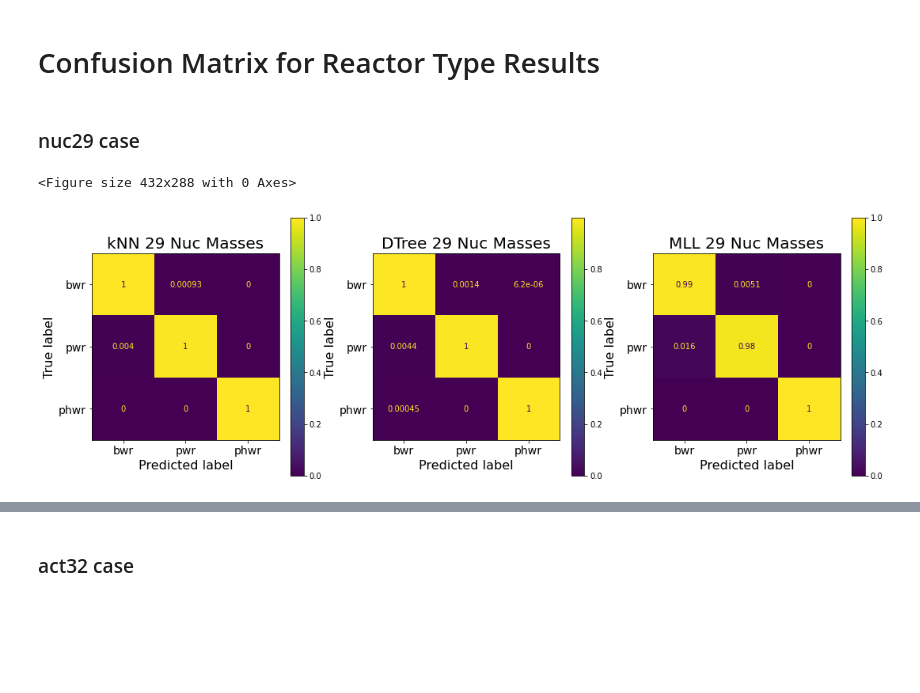
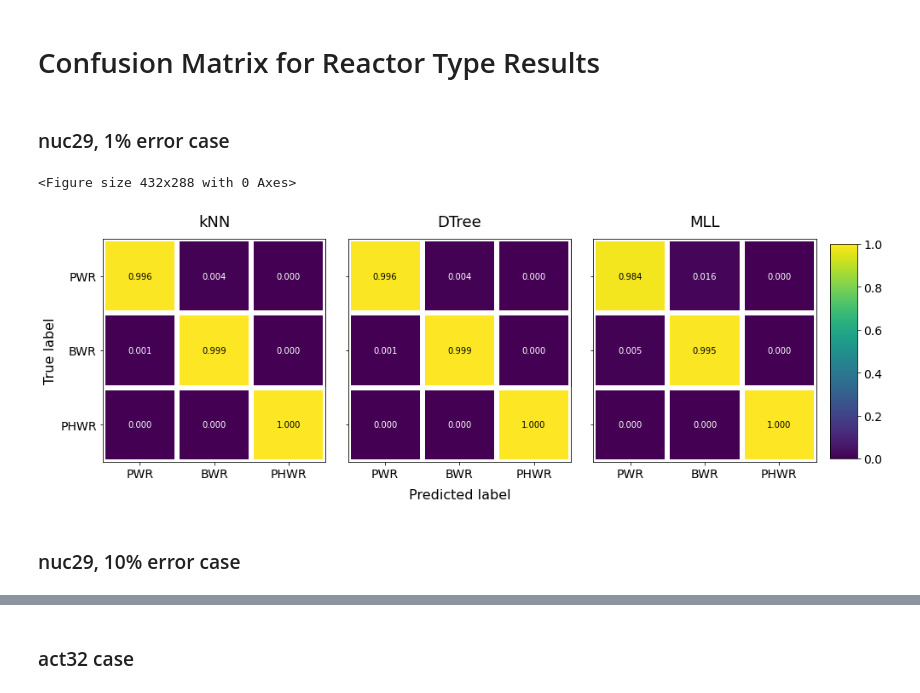
Before and after one commit to opotowsky/process_results, a Jupyter notebook: confusion_matrix.ipynb, the cells around one changed output, grey strips where cells are left out. Drawn from its saved outputs; the diff is of its cells as text; code cells hidden in the pictures; blank space fills up the shorter version.

```diff
--- a/confusion_matrix.ipynb
+++ b/confusion_matrix.ipynb
@@ -15,30 +19,5 @@ learn_nuc = rdrive + 'scikit/nuc_conc/'
 dets = ['nuc29', 'act32', 'act4/9', 'd1_hpge', 'd2_hpge', 'd3_czt', 'd6_sri2', 'd5_labr3', 'd4_nai']
 pred = ['reactor', 'burnup', 'enrichment', 'cooling']
 predmll = ['ReactorType', 'Burnup', 'Enrichment', 'CoolingTime']
-cm_labels = ['bwr', 'pwr', 'phwr']
+cm_labels = ['pwr', 'bwr', 'phwr']
+cm_LBLS = ['PWR', 'BWR', 'PHWR']
-# %%
-def plot_cm(knn, dtr, mll, descrip):
-
-    mll_cm = confusion_matrix(mll[predmll[0]], mll['pred_' + predmll[0]], labels=cm_labels, normalize='true')
-    mll_cm = ConfusionMatrixDisplay(confusion_matrix=mll_cm, display_labels=cm_labels)
-    knn_cm = confusion_matrix(knn['TrueY'], knn['kNN'], labels=cm_labels, normalize='true')
-    knn_cm = ConfusionMatrixDisplay(confusion_matrix=knn_cm, display_labels=cm_labels)
-    dtr_cm = confusion_matrix(dtr['TrueY'], dtr['DTree'], labels=cm_labels, normalize='true')
-    dtr_cm = ConfusionMatrixDisplay(confusion_matrix=dtr_cm, display_labels=cm_labels)
-    cm_list = [knn_cm, dtr_cm, mll_cm]
-
-    plt.clf()
-    fig, axs = plt.subplots(nrows=1, ncols=3, sharex=False, sharey=False, figsize=(18,6))
-    titles = ['kNN', 'DTree', 'MLL']
-    for a, ax in enumerate(axs):
-        cm = cm_list[a].plot(ax=ax)
-        ax.xaxis.label.set_size(16)
-        ax.yaxis.label.set_size(16)
-        ax.tick_params(axis='x', labelsize=14)
-        ax.tick_params(axis='y', labelsize=14)
-        ax.set_title(titles[a] + descrip, fontsize=20)
-    plt.show()
-
-    sv_fig = './plots/confusion_matrix_auto_d1.png'
-    #fig.savefig(sv_fig, bbox_inches='tight', transparent=True)
-    return
@@ -45,13 +138,17 @@ def plot_cm(knn, dtr, mll, descrip):
 # %% [markdown]
 # Confusion Matrix for Reactor Type Results
 # %% [markdown]
-### nuc29 case
+### nuc29, 1% error case
 # %%
 mll = pd.read_csv(mll_nuc + 'nuc29/Job0_unc0.01/Job0_unc0.01.csv')
 knn = pd.read_csv(learn_nuc + 'cv_pred/cv5/nuc29/reactor_knn_tset1.0_nuc29_predictions.csv')
 dtr = pd.read_csv(learn_nuc + 'cv_pred/cv5/nuc29/reactor_dtree_tset1.0_nuc29_predictions.csv')
-# %%
-plot_cm(knn, dtr, mll, ' 29 Nuc Masses')
-# %% [output]
-<Figure size 432x288 with 0 Axes>
-[figure, removed]
+# %%
+fig = plot_cm(knn, dtr, mll)
+sv_fig = './plots/confusion_matrix_nuc29_err01.png'
+fig.savefig(sv_fig, bbox_inches='tight', transparent=True)
+# %% [output]
+<Figure size 432x288 with 0 Axes>
+[figure, added]
+# %% [markdown]
+### nuc29, 10% error case
```
Also changed, not shown: parts of 4 cells of this notebook, 2 other files.
